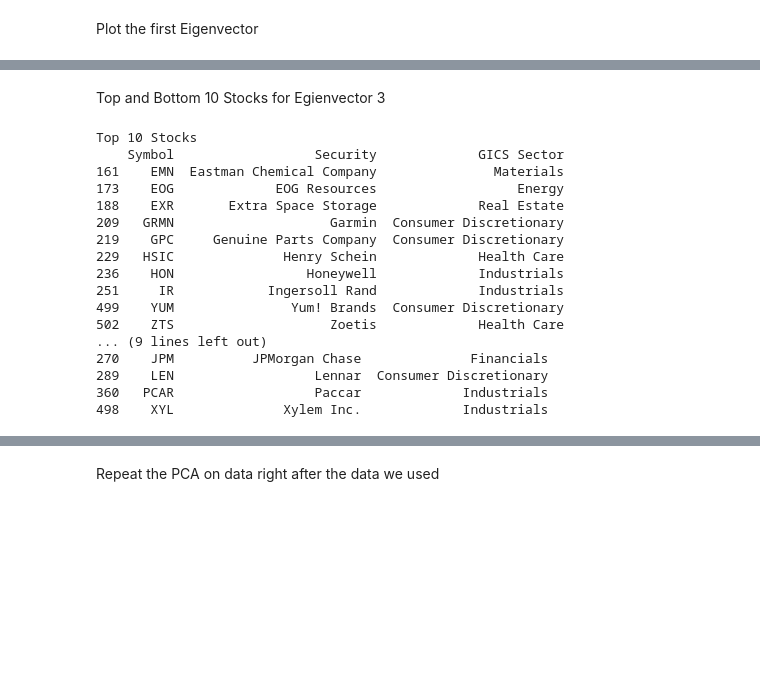
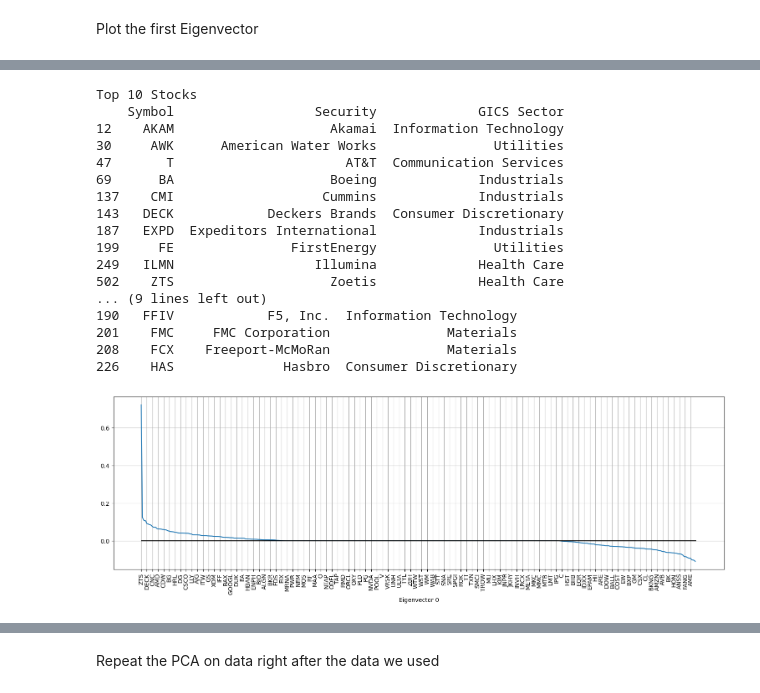
Before and after one commit to andygarcia830/msdspt2025b_dmw_lab2_lt5, a Jupyter notebook: Lab2A-LT5.ipynb, the cells around one changed output, grey strips where cells are left out. Drawn from its saved outputs; the diff is of its cells as text; code cells hidden in the pictures; blank space fills up the shorter version.

```diff
--- a/Lab2A-LT5.ipynb
+++ b/Lab2A-LT5.ipynb
@@ -234,5 +234,27 @@ plt.legend()
 # %% [output]
 <matplotlib.legend.Legend at 0x...>
 [figure]
+# %%
+import matplotlib.ticker as tck
+def plot_eigenportfolio(n):
+    E = pd.DataFrame(w_prime)
+    E.columns = R.columns
+    E = E.sort_values(n,axis=1, ascending=False)
+    fig, ax = plt.subplots(1,1, figsize=(15,5), layout='constrained')
+    ax.grid(visible=True,which='major')
+    major_ticks_x = [x for x in range(len(E.columns))][::5]
+    major_labels_x = E.columns[::5]
+    ax.set_xticks(major_ticks_x)
+    ax.set_xticklabels(major_labels_x, rotation=90)
+    ax.plot(E.columns,E.iloc[n])
+    ax.set_xlabel(f'Eigenvector {n}')
+    plt.hlines(0,0,len(E.columns), colors='black')
+    print('Top 10 Stocks')
+    list10 = tickers.loc[tickers['Symbol'].isin(E.columns[:10])][['Symbol','Security','GICS Sector']]
+    print(list10)
+
+    print('\nBottom 10 Stocks')
+    list10 = tickers.loc[tickers['Symbol'].isin(E.columns[-10:])][['Symbol','Security','GICS Sector']]
+    print(list10)
 # %% [markdown]
 Plot the first Eigenvector
@@ -340,28 +261,21 @@ plt.hlines(0,0,len(E.columns), colors='black')
-# %% [markdown]
-Top and Bottom 10 Stocks for Egienvector 3
-# %%
-print('Top 10 Stocks')
-list10 = tickers.loc[tickers['Symbol'].isin(E.columns[:10])][['Symbol','Security','GICS Sector']]
-print(list10)
-
-print('\nBottom 10 Stocks')
-list10 = tickers.loc[tickers['Symbol'].isin(E.columns[-10:])][['Symbol','Security','GICS Sector']]
-print(list10)
-# %% [output]
-Top 10 Stocks
-    Symbol                  Security             GICS Sector
-161    EMN  Eastman Chemical Company               Materials
-173    EOG             EOG Resources                  Energy
-188    EXR       Extra Space Storage             Real Estate
-209   GRMN                    Garmin  Consumer Discretionary
-219    GPC     Genuine Parts Company  Consumer Discretionary
-229   HSIC              Henry Schein             Health Care
-236    HON                 Honeywell             Industrials
-251     IR            Ingersoll Rand             Industrials
-499    YUM               Yum! Brands  Consumer Discretionary
-502    ZTS                    Zoetis             Health Care
-... (9 lines left out)
-270    JPM          JPMorgan Chase              Financials
-289    LEN                  Lennar  Consumer Discretionary
-360   PCAR                  Paccar             Industrials
-498    XYL              Xylem Inc.             Industrials
+# %%
+plot_eigenportfolio(0)
+# %% [output]
+Top 10 Stocks
+    Symbol                  Security             GICS Sector
+12    AKAM                    Akamai  Information Technology
+30     AWK      American Water Works               Utilities
+47       T                      AT&T  Communication Services
+69      BA                    Boeing             Industrials
+137    CMI                   Cummins             Industrials
+143   DECK            Deckers Brands  Consumer Discretionary
+187   EXPD  Expeditors International             Industrials
+199     FE               FirstEnergy               Utilities
+249   ILMN                  Illumina             Health Care
+502    ZTS                    Zoetis             Health Care
+... (9 lines left out)
+190   FFIV            F5, Inc.  Information Technology
+201    FMC     FMC Corporation               Materials
+208    FCX    Freeport-McMoRan               Materials
+226    HAS              Hasbro  Consumer Discretionary
+[figure, added]
```
Also changed, not shown: parts of 21 cells of this notebook.
